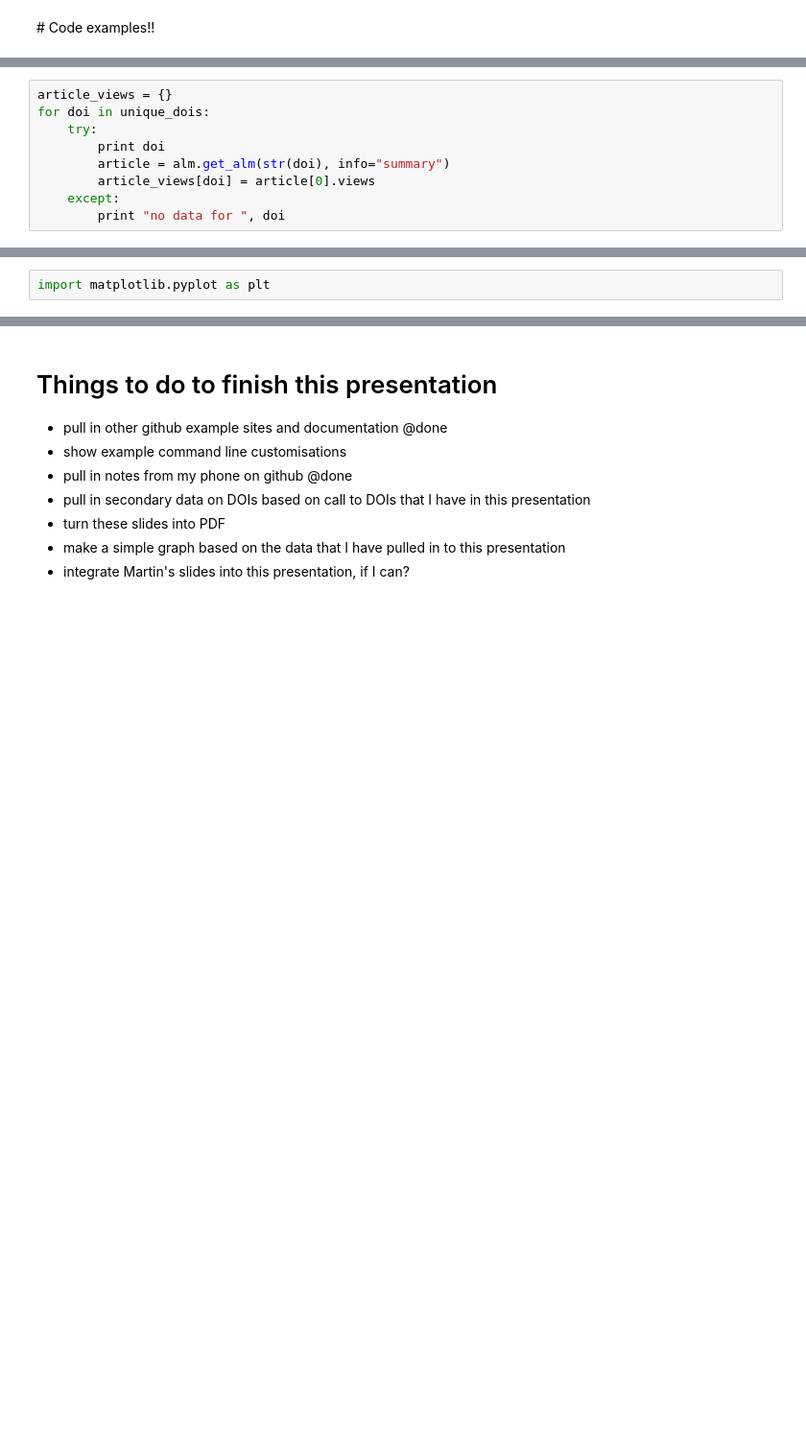
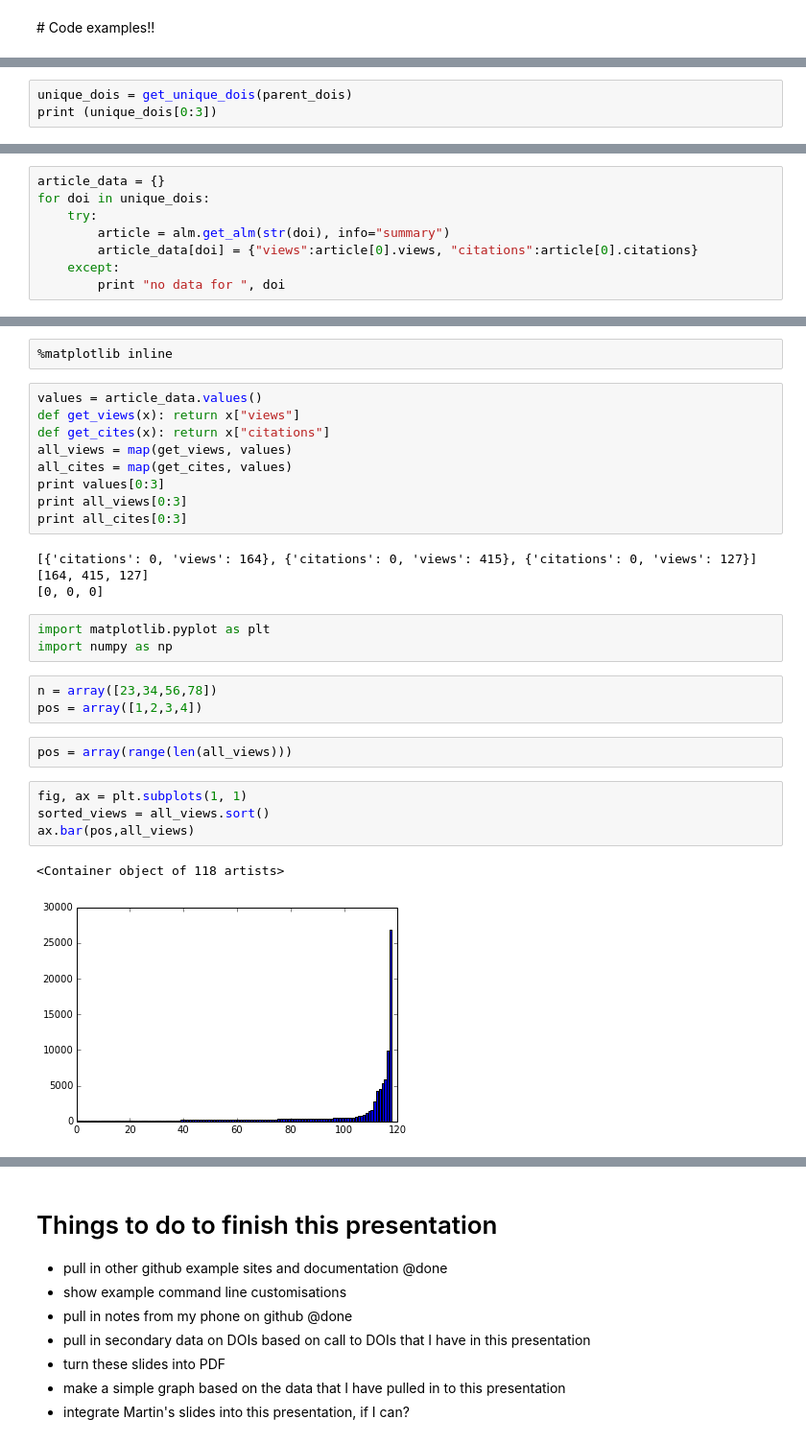
Before and after one commit to IanMulvany/wikimania-open-scholarship-tools, a Jupyter notebook: WikimaniaOpenScholarshipTalk.ipynb, the cells around one changed output, grey strips where cells are left out. Shown at 96% size. Drawn from its saved outputs; the diff is of its cells as text; blank space fills up the shorter version.

```diff
--- a/WikimaniaOpenScholarshipTalk.ipynb
+++ b/WikimaniaOpenScholarshipTalk.ipynb
@@ -239,0 +234,3 @@ article[0].views
+# %%
+unique_dois = get_unique_dois(parent_dois)
+print (unique_dois[0:3])
@@ -240,9 +244,8 @@ article[0].views
 # %%
-article_views = {}
+article_data = {}
 for doi in unique_dois:
     try:
-        print doi
         article = alm.get_alm(str(doi), info="summary")
-        article_views[doi] = article[0].views
+        article_data[doi] = {"views":article[0].views, "citations":article[0].citations}
     except:
         print "no data for ", doi
@@ -278,2 +252,30 @@ for key in keys[0:5]: print article_views[key]
+# %%
+%matplotlib inline
+# %%
+values = article_data.values()
+def get_views(x): return x["views"]
+def get_cites(x): return x["citations"]
+all_views = map(get_views, values)
+all_cites = map(get_cites, values)
+print values[0:3]
+print all_views[0:3]
+print all_cites[0:3]
+# %% [output]
+[{'citations': 0, 'views': 164}, {'citations': 0, 'views': 415}, {'citations': 0, 'views': 127}]
+[164, 415, 127]
+[0, 0, 0]
 # %%
 import matplotlib.pyplot as plt
+import numpy as np
+# %%
+n = array([23,34,56,78])
+pos = array([1,2,3,4])
+# %%
+pos = array(range(len(all_views)))
+# %%
+fig, ax = plt.subplots(1, 1)
+sorted_views = all_views.sort()
+ax.bar(pos,all_views)
+# %% [output]
+<Container object of 118 artists>
+[figure, added]
```
Also changed, not shown: parts of 19 cells of this notebook, 1 other file.
